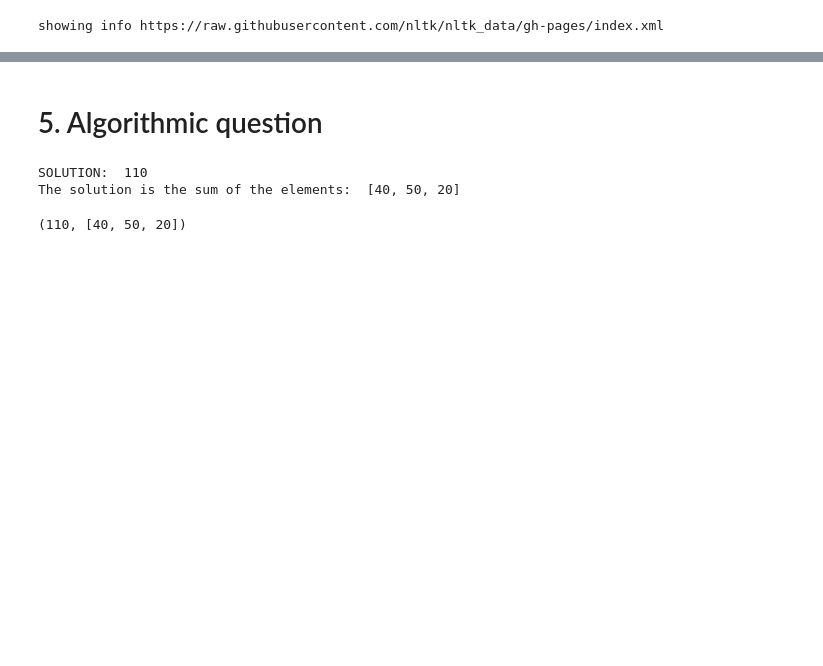
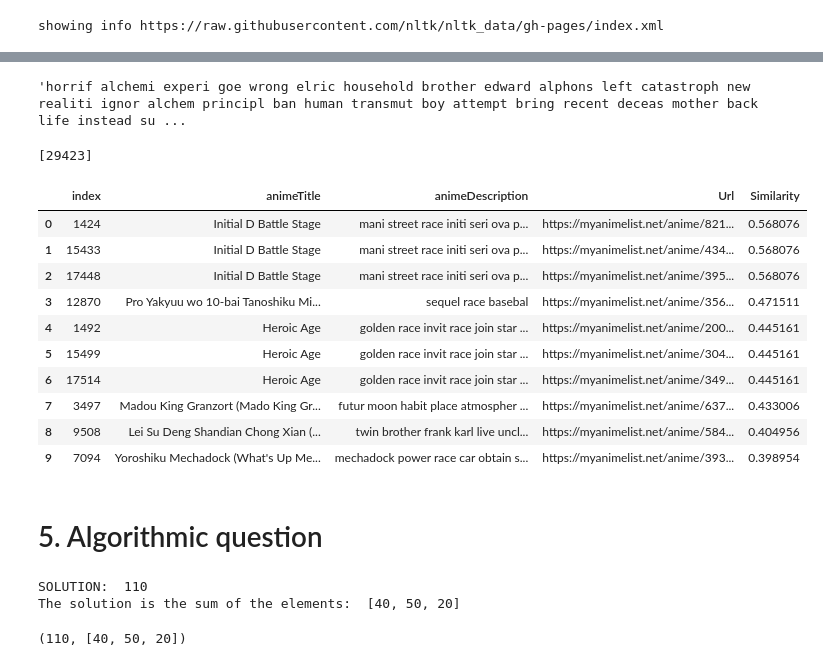
Before and after one commit to michele1783/ADM-HW3, a Jupyter notebook: Homework.ipynb, the cells around one changed output, grey strips where cells are left out. Saved outputs shown, nothing was run; the diff lists cells and outputs as text; code cells hidden in the pictures; blank space fills up the shorter version.

```diff
--- a/Homework.ipynb
+++ b/Homework.ipynb
@@ -428,0 +515,3 @@ new_dataset = search_engine1(cleanQString, vocab, df, inv_lst).head(10)
+# %%
+urlss = pd.read_csv('urls.txt', header = None)
+data2["Url"] = urlss
@@ -428,0 +688,4 @@ new_dataset = search_engine1(cleanQString, vocab, df, inv_lst).head(10)
+# %%
+descr = data2.at[0, "animeDescription"]
+# %% [output]
+'horrif alchemi experi goe wrong elric household brother edward alphons left catastroph new realiti ignor alchem principl ban human transmut boy attempt bring recent deceas mother back life instead su ...
@@ -428,0 +707,4 @@ new_dataset = search_engine1(cleanQString, vocab, df, inv_lst).head(10)
+# %%
+map_terms_id(vocabulary, "after")
+# %% [output]
+[29423]
@@ -429,3 +719,37 @@ new_dataset = search_engine1(cleanQString, vocab, df, inv_lst).head(10)
+# %%
+import numpy as np
+from sklearn.feature_extraction.text import TfidfVectorizer
+from sklearn.feature_extraction.text import CountVectorizer
+from sklearn.metrics.pairwise import cosine_similarity
+
+# Calculate the tfidf and cosine similarity score for all books with the query
+
+vectorizer = TfidfVectorizer() # Get tf-idf matrix using fit_transform function
+X = vectorizer.fit_transform(data2['animeDescription'].values.astype('U')) # Store tf-idf representations of all docs
+
+query = 'sayan race' # Ask the user to write the query
+
+query_vec = vectorizer.transform([query]) # Ip -- (n_docs,x), Op -- (n_docs,n_Feats)
+results = cosine_similarity(X,query_vec).reshape((-1,)) # Op -- (n_docs,1) -- Cosine Sim with each doc
+cos_sim = results.tolist() # Convert the cosine similarity result to list format
+data2['Similarity'] = cos_sim # Write the similarity score to Similarity column of dataframe
+
+#data2.nlargest(10,'Similarity') # Take the first 10 most similar books
+# %%
+data2_top = data2.nlargest(10,'Similarity')[["animeTitle",'animeDescription', "Url", "Similarity"]].reset_index()
+data2_top
+# %% [output]
+|  | index | animeTitle | animeDescription | Url | Similarity |
+| 0 | 1424 | Initial D Battle Stage | mani street race initi seri ova p... | https://myanimelist.net/anime/821... | 0.568076 |
+| 1 | 15433 | Initial D Battle Stage | mani street race initi seri ova p... | https://myanimelist.net/anime/434... | 0.568076 |
+| 2 | 17448 | Initial D Battle Stage | mani street race initi seri ova p... | https://myanimelist.net/anime/395... | 0.568076 |
+| 3 | 12870 | Pro Yakyuu wo 10-bai Tanoshiku Mi... | sequel race basebal | https://myanimelist.net/anime/356... | 0.471511 |
+| 4 | 1492 | Heroic Age | golden race invit race join star ... | https://myanimelist.net/anime/200... | 0.445161 |
+| 5 | 15499 | Heroic Age | golden race invit race join star ... | https://myanimelist.net/anime/304... | 0.445161 |
+| 6 | 17514 | Heroic Age | golden race invit race join star ... | https://myanimelist.net/anime/349... | 0.445161 |
+| 7 | 3497 | Madou King Granzort (Mado King Gr... | futur moon habit place atmospher ... | https://myanimelist.net/anime/637... | 0.433006 |
+| 8 | 9508 | Lei Su Deng Shandian Chong Xian (... | twin brother frank karl live uncl... | https://myanimelist.net/anime/584... | 0.404956 |
+| 9 | 7094 | Yoroshiku Mechadock (What's Up Me... | mechadock power race car obtain s... | https://myanimelist.net/anime/393... | 0.398954 |
 # %% [markdown]
 # 5. Algorithmic question
 # %%
```
Also changed, not shown: parts of 42 cells of this notebook.
